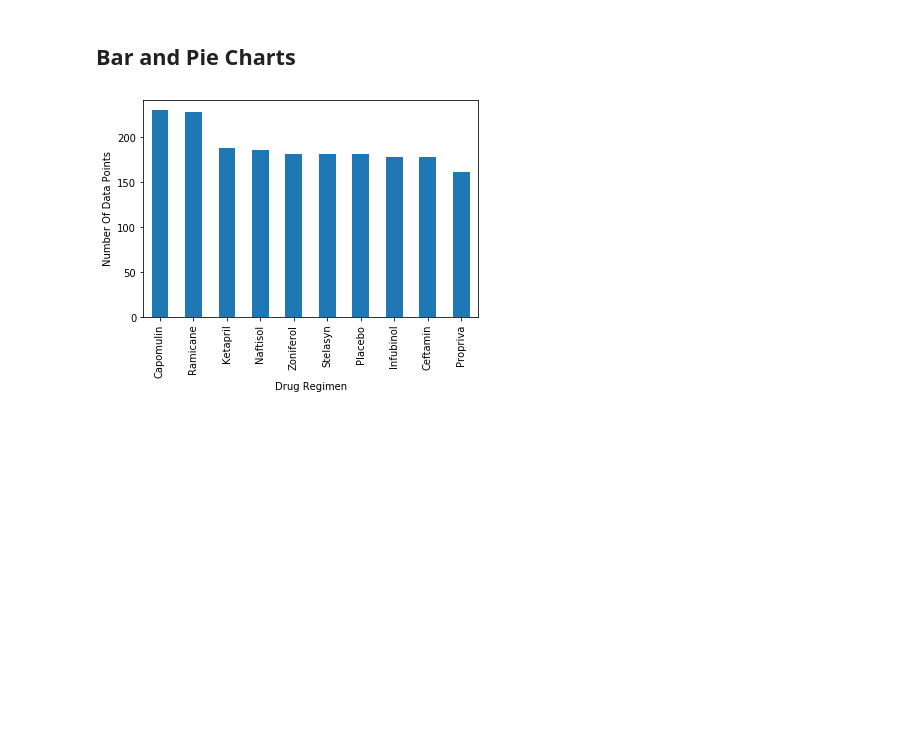
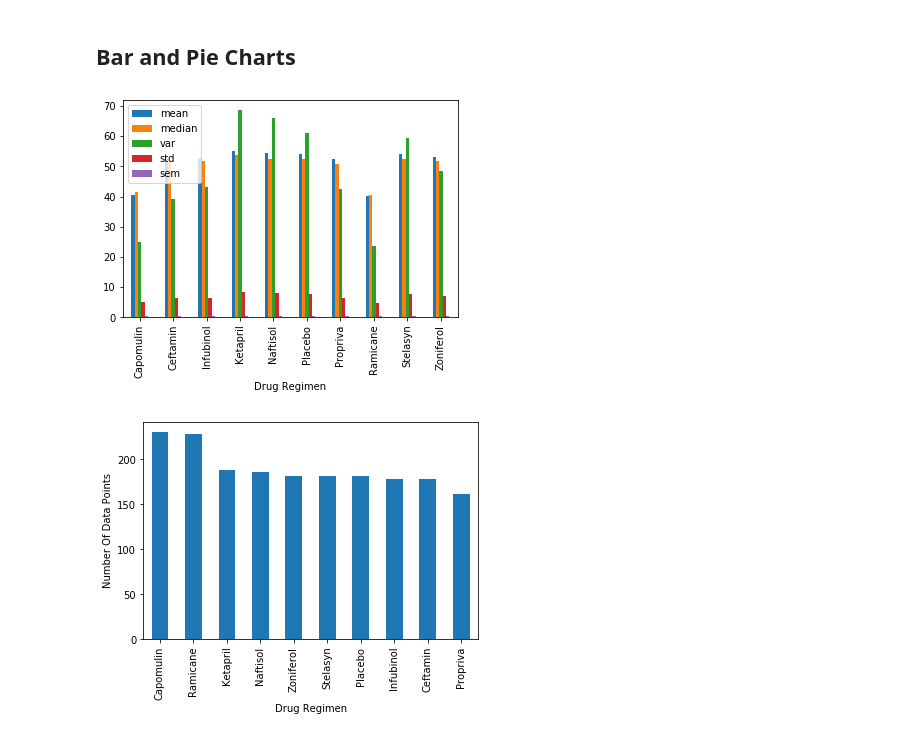
Before and after one commit to nnhamoinesu22/Matplotlib-Challenge, a Jupyter notebook: Pymaceuticals/Pymaceuticals2.ipynb, the cells around one changed output. Drawn from its saved outputs; the diff is of its cells as text; code cells hidden in the pictures; blank space fills up the shorter version.

```diff
--- a/Pymaceuticals/Pymaceuticals2.ipynb
+++ b/Pymaceuticals/Pymaceuticals2.ipynb
@@ -56,6 +65,8 @@ study_data_complete.head()
 # Generate a summary statistics table of mean, median, variance, standard deviation, and SEM of the tumor volume for each regimen
 
 # This method produces everything in a single groupby function
+grpAgg = grpCmpD.agg(["mean","median","var","std","sem"])
+grpAgg
 # %% [output]
 |  | mean | median | var | std | sem |
 | Drug Regimen |  |  |  |  |  |
@@ -71,6 +82,12 @@ study_data_complete.head()
 | Zoniferol | 53.236507 | 51.818479 | 48.533355 | 6.966589 | 0.516398 |
 # %% [markdown]
 ## Bar and Pie Charts
+# %%
+# Generate a bar plot showing number of data points for each treatment regimen using pyplot
+grpAggCh=grpAgg.plot(kind="bar")
+plt.show()
+# %% [output]
+[figure, added]
 # %%
 # Generate a bar plot showing number of data points for each treatment regimen using pandas
 # %% [output]
```
Also changed, not shown: parts of 1 cell of this notebook.
